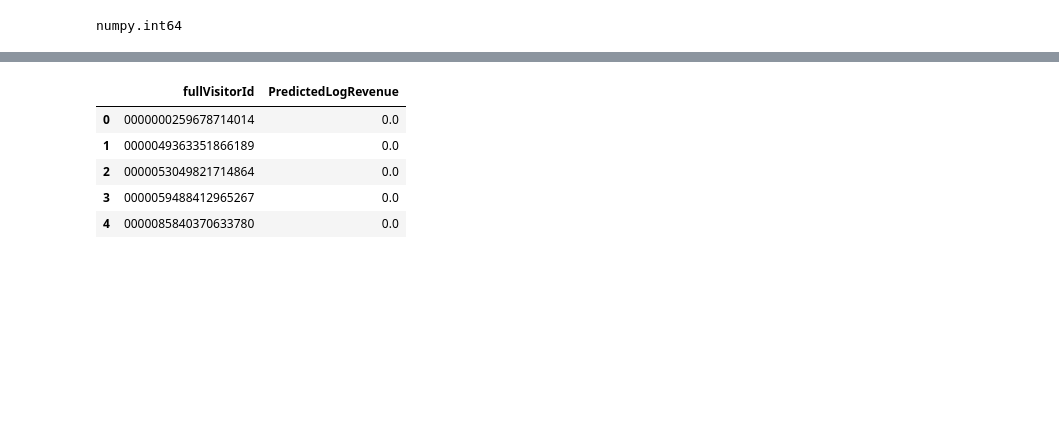
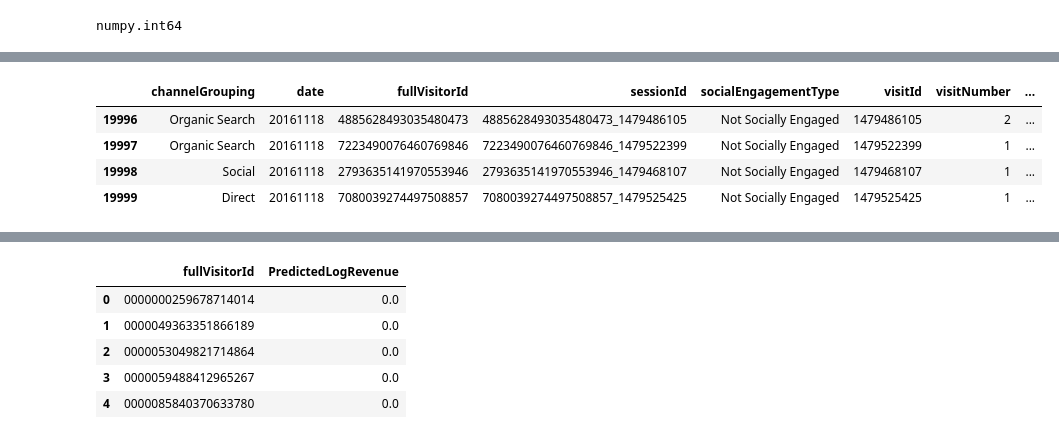
Before and after one commit to yalcinmurat1986/Google-Analytics, a Jupyter notebook: google_analytics.ipynb, the cells around one changed output, grey strips where cells are left out. Drawn from its saved outputs; the diff is of its cells as text; code cells hidden in the pictures; blank space fills up the shorter version.

```diff
--- a/google_analytics.ipynb
+++ b/google_analytics.ipynb
@@ -125,0 +220,4 @@ train.head()
+# %%
+tdf.columns = ["totals_" + col for col in tdf.columns]
+df = df.merge(tdf, left_index=True, right_index=True)
+df.head()
@@ -125,0 +285,6 @@ train.head()
+# %%
+f = './test_flat.csv'
+test_df.to_csv(f, index = False)
+s = os.stat(f)
+num_lines = sum(1 for line in open(f))
+print(x + ":" + str(round(s.st_size / (1024 * 1024)) ) + " MB : " + str(num_lines) + " lines")
@@ -125,0 +297,26 @@ train.head()
+# %%
+import os
+import json
+import numpy as np
+import pandas as pd
+from pandas.io.json import json_normalize
+
+def load_df(csv_path='train.csv', nrows=None):
+    JSON_COLUMNS = ['device', 'geoNetwork', 'totals', 'trafficSource']
+
+    df = pd.read_csv(csv_path,
+                     converters={column: json.loads for column in JSON_COLUMNS},
+                     dtype={'fullVisitorId': 'str'}, # Important!!
+                     nrows=nrows)
+
+    for column in JSON_COLUMNS:
+        column_as_df = json_normalize(list(df[column]))
+        column_as_df.columns = [f"{column}.{subcolumn}" for subcolumn in column_as_df.columns]
+        df = df.drop(column, axis=1).merge(column_as_df, right_index=True, left_index=True)
+    print(f"Loaded {os.path.basename(csv_path)}. Shape: {df.shape}")
+    return df
+
+#print(os.listdir("../input"))
+# %%
+%%time
+df_small = load_df(nrows=20000)
@@ -125,0 +327,8 @@ train.head()
+# %%
+df_small.tail(4)
+# %% [output]
+|  | channelGrouping | date | fullVisitorId | sessionId | socialEngagementType | visitId | visitNumber | ... |
+| 19996 | Organic Search | 20161118 | 4885628493035480473 | 4885628493035480473_1479486105 | Not Socially Engaged | 1479486105 | 2 | ... |
+| 19997 | Organic Search | 20161118 | 7223490076460769846 | 7223490076460769846_1479522399 | Not Socially Engaged | 1479522399 | 1 | ... |
+| 19998 | Social | 20161118 | 2793635141970553946 | 2793635141970553946_1479468107 | Not Socially Engaged | 1479468107 | 1 | ... |
+| 19999 | Direct | 20161118 | 7080039274497508857 | 7080039274497508857_1479525425 | Not Socially Engaged | 1479525425 | 1 | ... |
```
Also changed, not shown: parts of 38 cells of this notebook.
